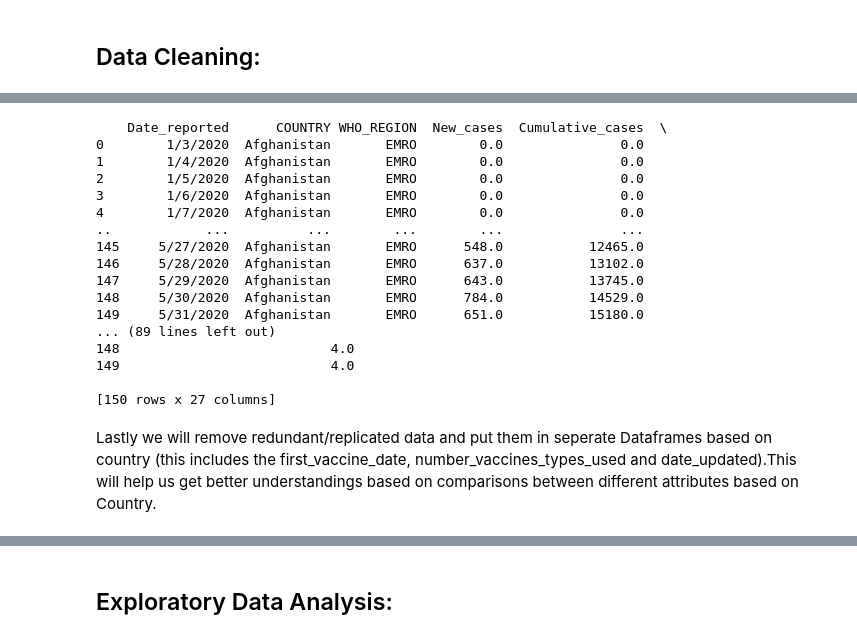
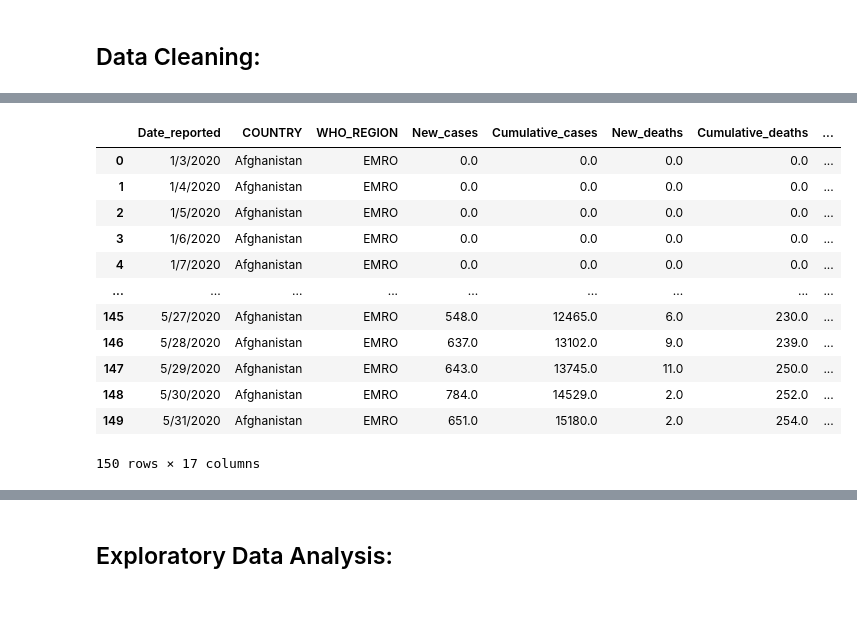
Before and after one commit to uic-cs418/cs418-spring22-the-wild-card, a Jupyter notebook: Covid Analysis.ipynb, the cells around one changed output, grey strips where cells are left out. Saved outputs shown, nothing was run; the diff lists cells and outputs as text; code cells hidden in the pictures; blank space fills up the shorter version.

```diff
--- a/Covid Analysis.ipynb
+++ b/Covid Analysis.ipynb
@@ -87,24 +53,18 @@ print(main.head())
 # %%
-print(main.head(150))
+main.head(150)
 # %% [output]
+|  | Date_reported | COUNTRY | WHO_REGION | New_cases | Cumulative_cases | New_deaths | Cumulative_deaths | ... |
+| 0 | 1/3/2020 | Afghanistan | EMRO | 0.0 | 0.0 | 0.0 | 0.0 | ... |
+| 1 | 1/4/2020 | Afghanistan | EMRO | 0.0 | 0.0 | 0.0 | 0.0 | ... |
+| 2 | 1/5/2020 | Afghanistan | EMRO | 0.0 | 0.0 | 0.0 | 0.0 | ... |
+| 3 | 1/6/2020 | Afghanistan | EMRO | 0.0 | 0.0 | 0.0 | 0.0 | ... |
+| 4 | 1/7/2020 | Afghanistan | EMRO | 0.0 | 0.0 | 0.0 | 0.0 | ... |
+| ... | ... | ... | ... | ... | ... | ... | ... | ... |
+| 145 | 5/27/2020 | Afghanistan | EMRO | 548.0 | 12465.0 | 6.0 | 230.0 | ... |
+| 146 | 5/28/2020 | Afghanistan | EMRO | 637.0 | 13102.0 | 9.0 | 239.0 | ... |
+| 147 | 5/29/2020 | Afghanistan | EMRO | 643.0 | 13745.0 | 11.0 | 250.0 | ... |
+| 148 | 5/30/2020 | Afghanistan | EMRO | 784.0 | 14529.0 | 2.0 | 252.0 | ... |
+| 149 | 5/31/2020 | Afghanistan | EMRO | 651.0 | 15180.0 | 2.0 | 254.0 | ... |
-    Date_reported      COUNTRY WHO_REGION  New_cases  Cumulative_cases  \
-0        1/3/2020  Afghanistan       EMRO        0.0               0.0
-1        1/4/2020  Afghanistan       EMRO        0.0               0.0
-2        1/5/2020  Afghanistan       EMRO        0.0               0.0
-3        1/6/2020  Afghanistan       EMRO        0.0               0.0
-4        1/7/2020  Afghanistan       EMRO        0.0               0.0
-..            ...          ...        ...        ...               ...
-145     5/27/2020  Afghanistan       EMRO      548.0           12465.0
-146     5/28/2020  Afghanistan       EMRO      637.0           13102.0
-147     5/29/2020  Afghanistan       EMRO      643.0           13745.0
-148     5/30/2020  Afghanistan       EMRO      784.0           14529.0
-149     5/31/2020  Afghanistan       EMRO      651.0           15180.0
-... (89 lines left out)
-148                           4.0
-149                           4.0
-
-[150 rows x 27 columns]
+150 rows × 17 columns
-# %% [markdown]
-Lastly we will remove redundant/replicated data and put them in seperate Dataframes based on country (this includes the first_vaccine_date, number_vaccines_types_used and date_updated).This will help us get better understandings based on comparisons between different attributes based on Country.
 # %%
 #make table for all first_vaccine_dates per country and get rid of it in the main dataset to have less duplicate redundant data
```
Also changed, not shown: parts of 23 cells of this notebook.
